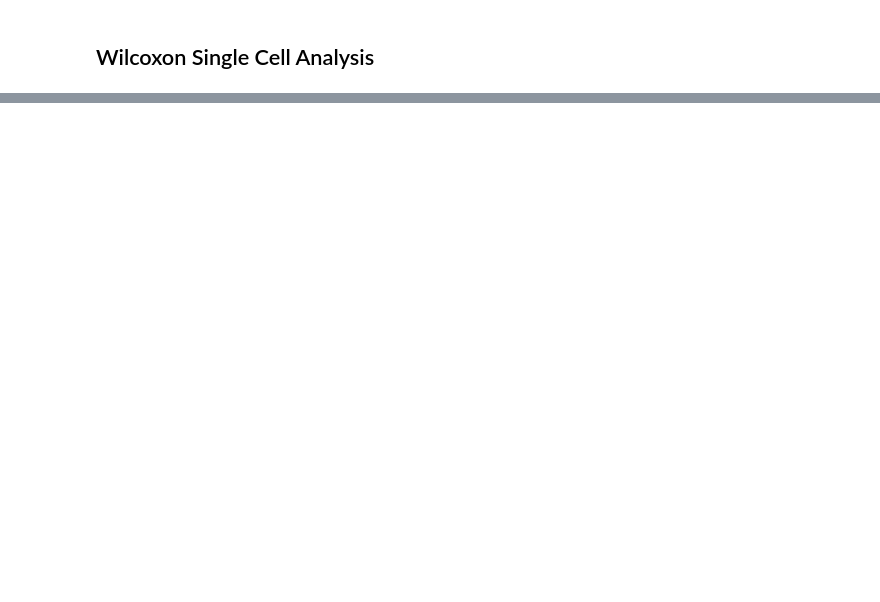
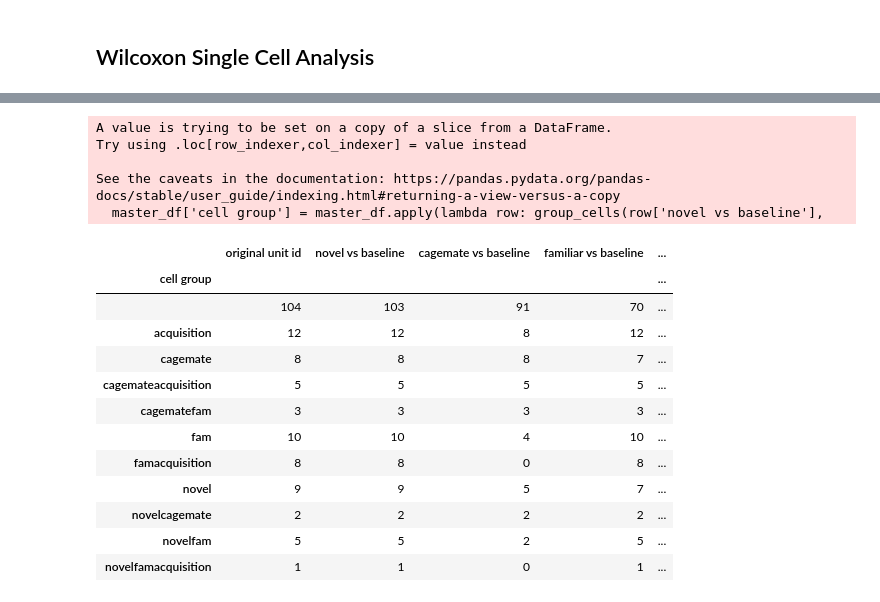
Before and after one commit to tomHep10/diff_fam_social_memory_ephys, a Jupyter notebook: phase3_wilcoxon.ipynb, the cells around one changed output, grey strips where cells are left out. Drawn from its saved outputs; the diff is of its cells as text; code cells hidden in the pictures; blank space fills up the shorter version.

Commit message:
renamed one file and trying to rerun things for grc

```diff
--- a/phase3_wilcoxon.ipynb
+++ b/phase3_wilcoxon.ipynb
@@ -72,0 +39,3 @@ def get_id_score(acquisition_vs_novel, recall_vs_cagemate, recall_vs_novel, cage
+# %%
+phase3_collection = unpickle_this('phase3collection.pkl')
+phase3_analysis = spike.SpikeAnalysis_MultiRecording(phase3_collection, timebin = 100, ignore_freq = 0.5)
@@ -94,6 +78,6 @@ NameError: name 'pca_analysis' is not defined
 # %%
 df_list = []
-for comparison in ['2s novel vs 2s baseline', '2s cagemate vs 2s baseline', '2s familiar vs 2s baseline', '2s acquisition vs 2s baseline']:
+for comparison in ['4s novel vs 2s baseline', '4s cagemate vs 2s baseline', '4s familiar vs 2s baseline', '4s acquisition vs 2s baseline']:
     df = phase3_collection.wilcox_dfs[comparison]
     df_list.append(df)
 
@@ -120,10 +106,10 @@ master_df.columns = ['Subject',
  'Event_x',
  'familiar vs baseline',
  'Event_y',
- 'acquisition vs baseline' ]
+ 'acquisition vs baseline']
 master_df = master_df[['original unit id',
  'novel vs baseline',
  'cagemate vs baseline',
  'familiar vs baseline',
- 'acquisition vs baseline'
- ]]
+ 'acquisition vs baseline']]
+master_df
@@ -130,19 +130,38 @@ master_df = master_df[['original unit id',
 # %%
 def group_cells(novel, cagemate, fam, acquisition):
     group = ''
-    if novel != 'not significant':
+    if (novel == 'increases') or (novel == 'decreases'):
         group = 'novel'
-    if cagemate != 'not significant':
+    if (cagemate == 'increases') or (cagemate == 'decreases'):
         group = group + 'cagemate'
-    if fam != 'not significant':
+    if (fam == 'increases') or (fam == 'decreases'):
         group = group + 'fam'
-    if acquisition != 'not significant':
+    if (acquisition == 'increases') or (acquisition == 'decreases'):
         group = group + 'acquisition'
     return group
 
 master_df['cell group'] = master_df.apply(lambda row: group_cells(row['novel vs baseline'],
                                                                   row['cagemate vs baseline'],
                                                                   row['familiar vs baseline'],
                                                                   row['acquisition vs baseline']), axis = 1)
 results = master_df.groupby('cell group').count()
 results
+# %% [output]
+A value is trying to be set on a copy of a slice from a DataFrame.
+Try using .loc[row_indexer,col_indexer] = value instead
+
+See the caveats in the documentation: https://pandas.pydata.org/pandas-docs/stable/user_guide/indexing.html#returning-a-view-versus-a-copy
+  master_df['cell group'] = master_df.apply(lambda row: group_cells(row['novel vs baseline'],
+|  | original unit id | novel vs baseline | cagemate vs baseline | familiar vs baseline | ... |
+| cell group |  |  |  |  | ... |
+|  | 104 | 103 | 91 | 70 | ... |
+| acquisition | 12 | 12 | 8 | 12 | ... |
+| cagemate | 8 | 8 | 8 | 7 | ... |
+| cagemateacquisition | 5 | 5 | 5 | 5 | ... |
+| cagematefam | 3 | 3 | 3 | 3 | ... |
+| fam | 10 | 10 | 4 | 10 | ... |
+| famacquisition | 8 | 8 | 0 | 8 | ... |
+| novel | 9 | 9 | 5 | 7 | ... |
+| novelcagemate | 2 | 2 | 2 | 2 | ... |
+| novelfam | 5 | 5 | 2 | 5 | ... |
+| novelfamacquisition | 1 | 1 | 0 | 1 | ... |
```
Also changed, not shown: parts of 12 cells of this notebook, 4 other files.
